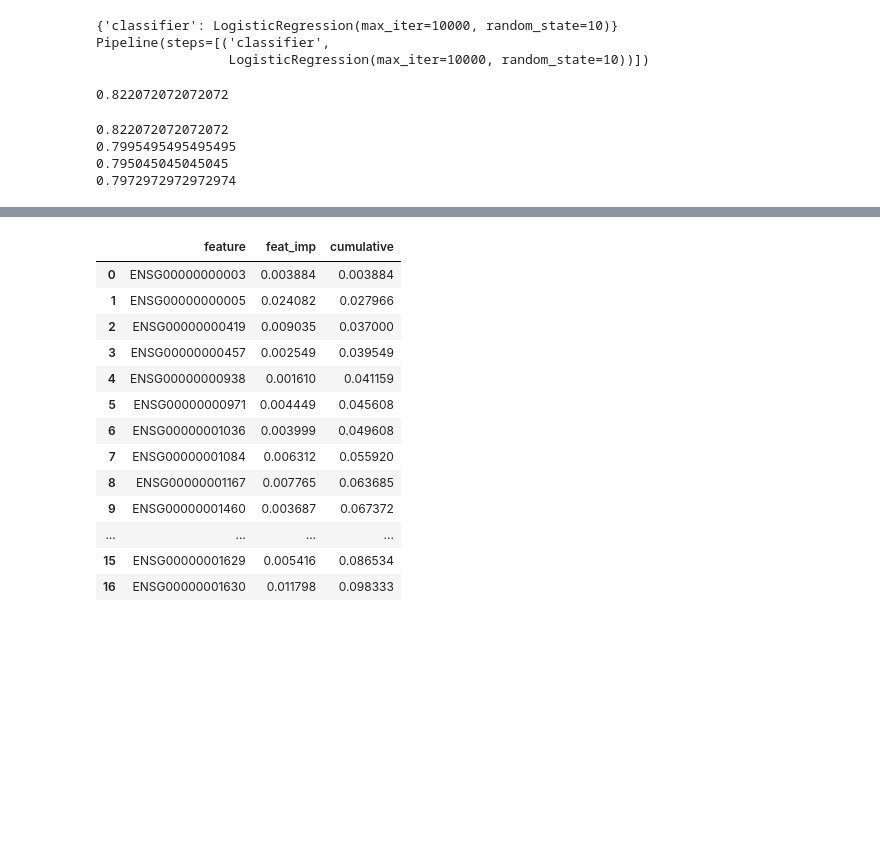
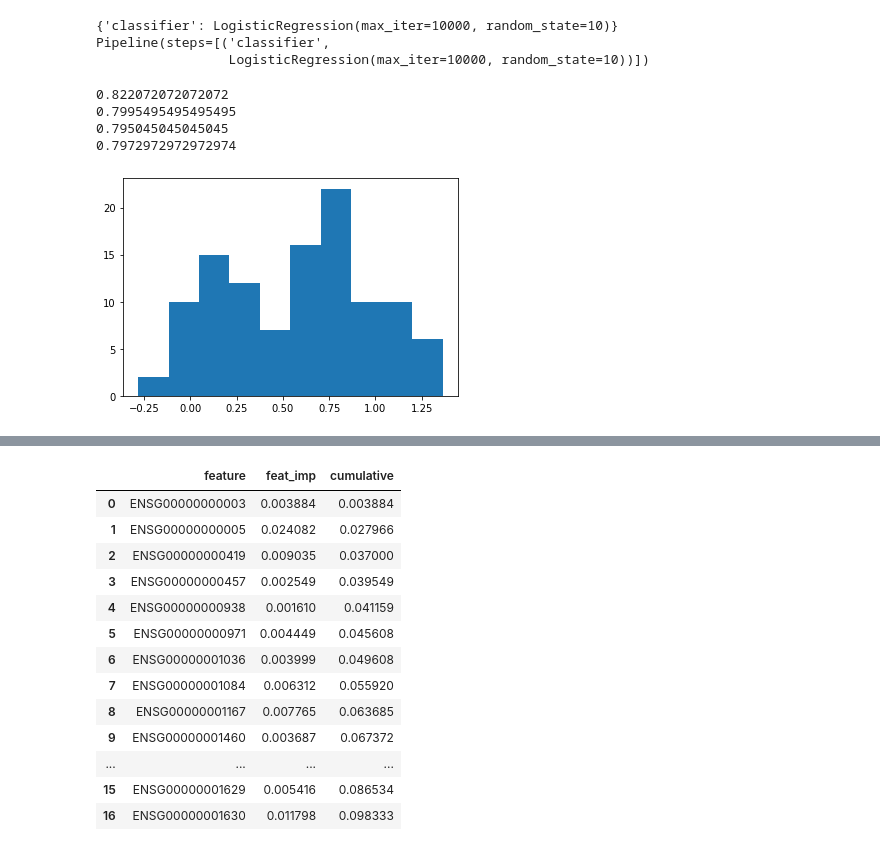
Before and after one commit to gkant06/ML-for-Science_Linear-models, a Jupyter notebook: Linear Models_Homework 3_Gautami Kant.ipynb, the cells around one changed output, grey strips where cells are left out. Cells and saved outputs as stored; diff of their text form; code cells hidden in the pictures; blank space fills up the shorter version.

```diff
--- a/Linear Models_Homework 3_Gautami Kant.ipynb
+++ b/Linear Models_Homework 3_Gautami Kant.ipynb
@@ -149,20 +154,4 @@ print(best_pipe)
 {'classifier': LogisticRegression(max_iter=10000, random_state=10)}
 Pipeline(steps=[('classifier',
                  LogisticRegression(max_iter=10000, random_state=10))])
-# %%
-# Now, as seen above, Logistic regression is the best model based on training data. Thus, we can check results with different
-# regularization techniques
-
-from sklearn.model_selection import cross_val_score
-from sklearn.preprocessing import Normalizer, StandardScaler, MinMaxScaler, PowerTransformer, MaxAbsScaler, LabelEncoder
-from sklearn.feature_selection import VarianceThreshold
-from sklearn.model_selection import GridSearchCV
-from pandas import DataFrame
-
-log_reg_0 = LogisticRegression(random_state=10,max_iter=10000)
-log_reg_0.fit(X_train_1, y_train_1)
-scores = cross_val_score(log_reg_0, X_train_1, y_train_1, cv=2)
-print(scores.mean())
-# %% [output]
-0.822072072072072
 # %%
@@ -200,0 +192,22 @@ X_test_with_prediction_output.to_csv(r'C:\Users\kantg\OneDrive\Desktop\CMU\ML fo
+# %%
+# Linear regression - converting continuous values to 0/1 labels and trying on test data - we get lower results than logistic regression
+# Setting the threshold to 0.5. Can perform a sensitivity analysis with different thresholds to see if any particular threshold gives better
+#accuracy
+
+lin_reg = LinearRegression()
+lin_reg.fit(X_train_1, y_train_1)
+
+#Predicting the test set results
+y_test = lin_reg.predict(X_test_1)
+plt.hist(y_test, bins = 10)
+# Setting the threshold to decide 0/1 classifier
+y_test = np.where(y_test < 0.5, 0 , 1)
+
+#Output to a csv file
+X_test_with_prediction = X_test
+X_test_with_prediction['xml_neoplasm_histologic_grade'] = y_test
+X_test_with_prediction_output =  X_test_with_prediction.iloc[:, [0, -1]]
+X_test_with_prediction_output = X_test_with_prediction_output.rename(columns={'Unnamed: 0' : 'ID'})
+X_test_with_prediction_output.to_csv(r'C:\Users\kantg\OneDrive\Desktop\CMU\ML for Science\HW 3\Output\X_test_with_prediction_output.csv',index=None, header=True)
+# %% [output]
+[figure, added]
```
Also changed, not shown: parts of 14 cells of this notebook.
